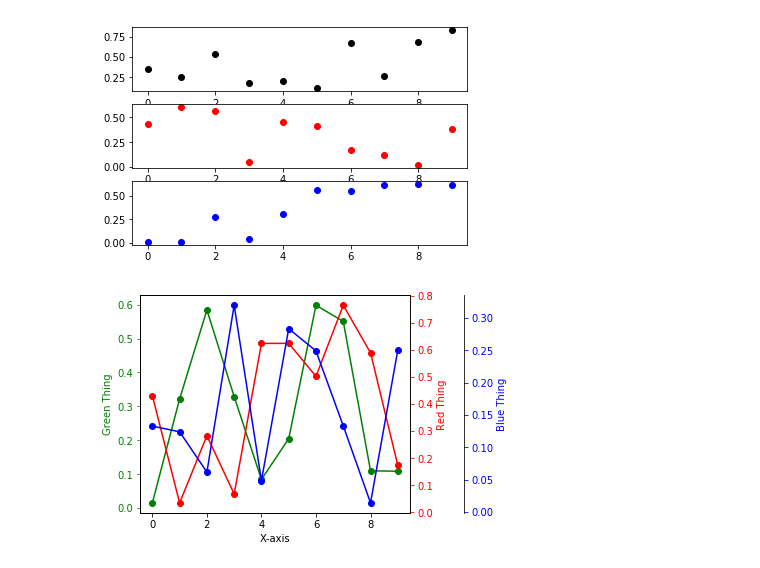
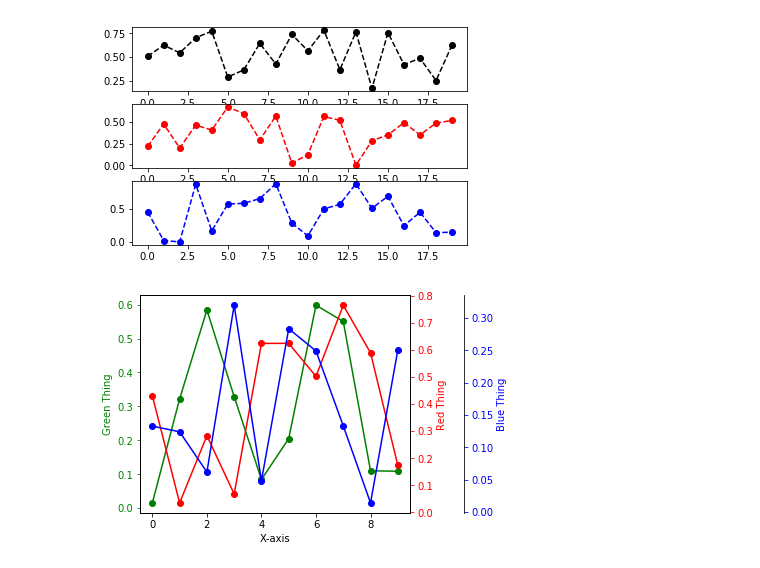
Before and after one commit to johnzastrow/jz_jupyters, a Jupyter notebook: simpledbmatplot.ipynb, the cells around one changed output. Saved outputs shown, nothing was run; the diff lists cells and outputs as text; code cells hidden in the pictures.

```diff
--- a/simpledbmatplot.ipynb
+++ b/simpledbmatplot.ipynb
@@ -139,17 +211,17 @@ plt.plot('d_utc','temp_f_davg', data=df)
 # %%
 import matplotlib.pyplot as plt
 import numpy as np
 
 fig, axes = plt.subplots(nrows=3)
 
 colors = ('k', 'r', 'b')
 for ax, color in zip(axes, colors):
-    data = np.random.random(1) * np.random.random(10)
-    ax.plot(data, marker='o', linestyle='none', color=color)
+    data = np.random.random(1) * np.random.random(20)
+    ax.plot(data, marker='o', linestyle='--', color=color)
 
 plt.show()
 # %% [output]
-[figure, old version]
+[figure, new version]
 # %%
 import matplotlib.pyplot as plt
 import numpy as np
```
Also changed, not shown: parts of 13 cells of this notebook, 21 other files.
